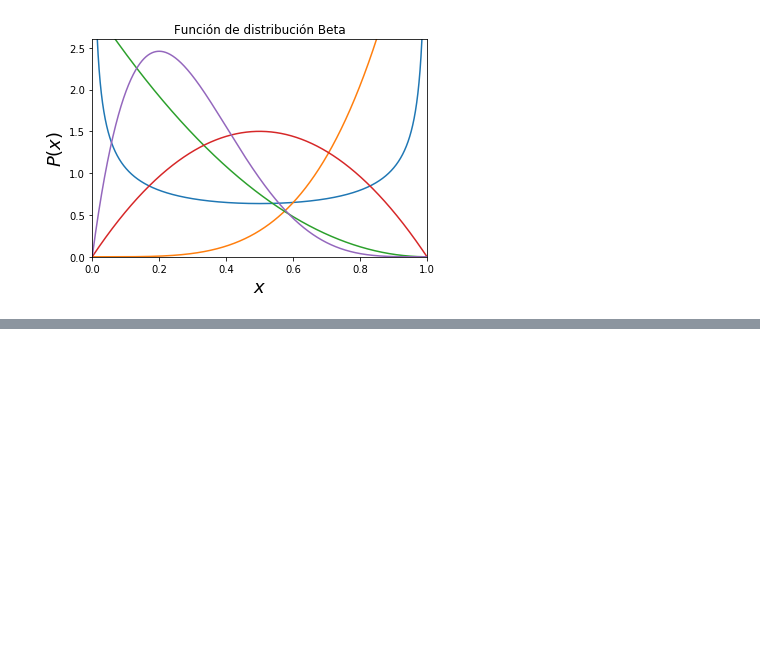
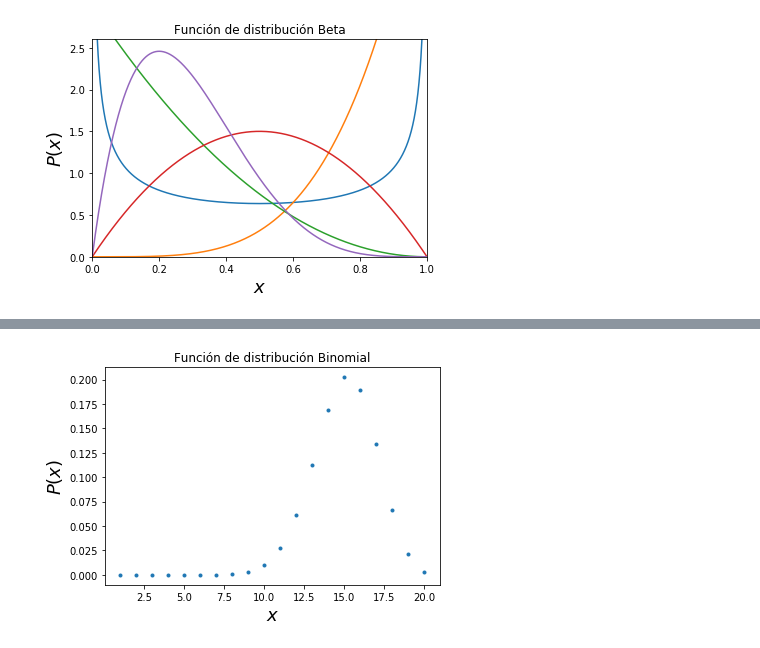
Before and after one commit to DCIDA2019/da2019-Oscar2401, a Jupyter notebook: Semana4/Trabajos/Trabajo_1.ipynb, the cells around one changed output, grey strips where cells are left out. Cells and saved outputs as stored; diff of their text form; code cells hidden in the pictures; blank space fills up the shorter version.

```diff
--- a/Semana4/Trabajos/Trabajo_1.ipynb
+++ b/Semana4/Trabajos/Trabajo_1.ipynb
@@ -141,0 +157,19 @@ sc.stats.beta.
+# %%
+def binomial(p,n):
+    x = np.linspace(1,n_bi,n_bi)
+    B = []
+    for i in range(len(x)):
+        B.append(mt.factorial(n)/((mt.factorial(n-x[i]))*(mt.factorial(x[i]))))
+    B = np.array(B)
+    return x, B*(p**x)*np.power(1-p,n-x)
+# %%
+n_bi = 20
+p_bi = 0.75
+x_bi, binom = binomial(p_bi,n_bi)
+# %%
+plt.plot(x_bi,binom,'.')
+plt.title("Función de distribución Binomial")
+plt.xlabel("$x$",fontsize  =18)
+plt.ylabel("$P(x)$",fontsize  =18);
+# %% [output]
+[figure, added]
```
Also changed, not shown: parts of 17 cells of this notebook.
